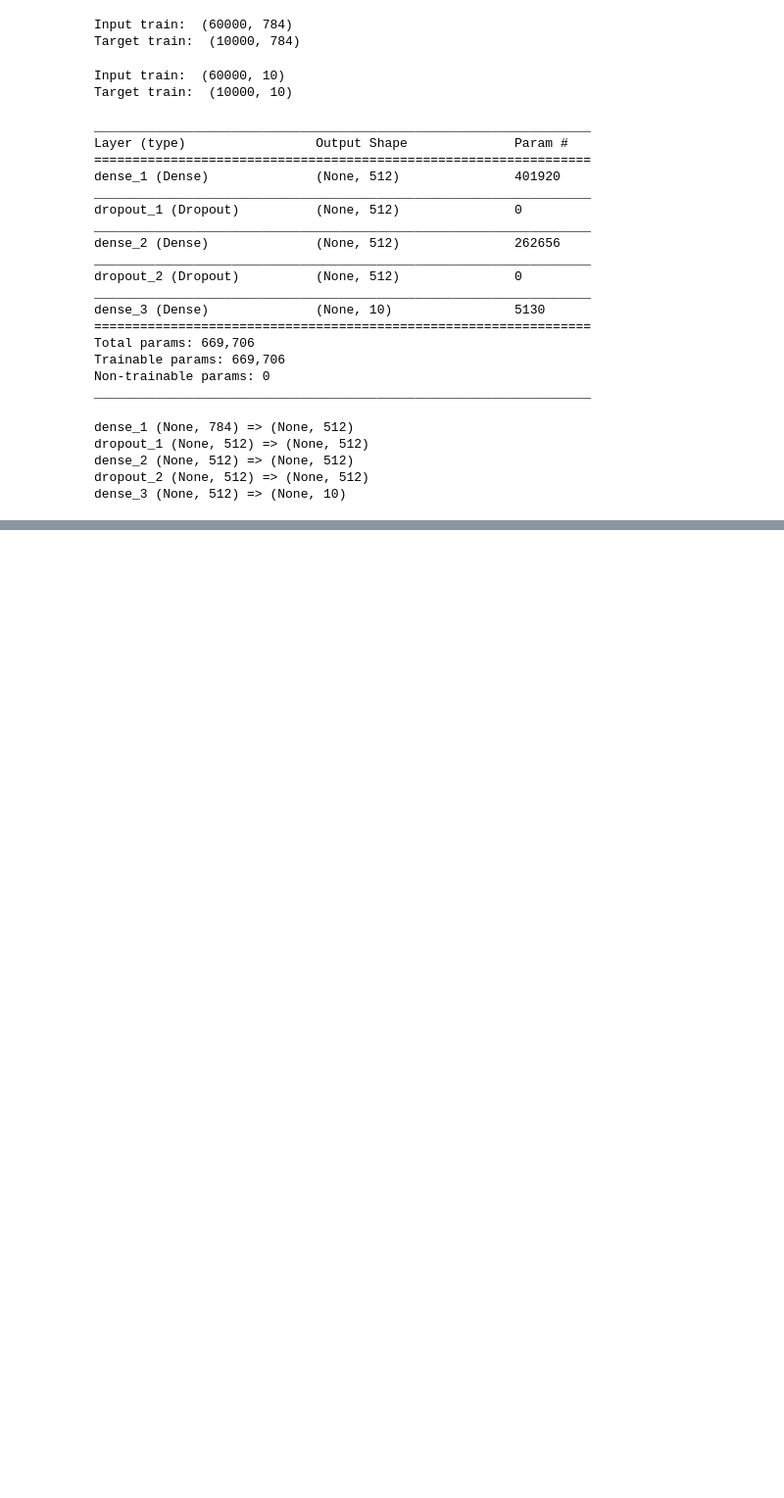
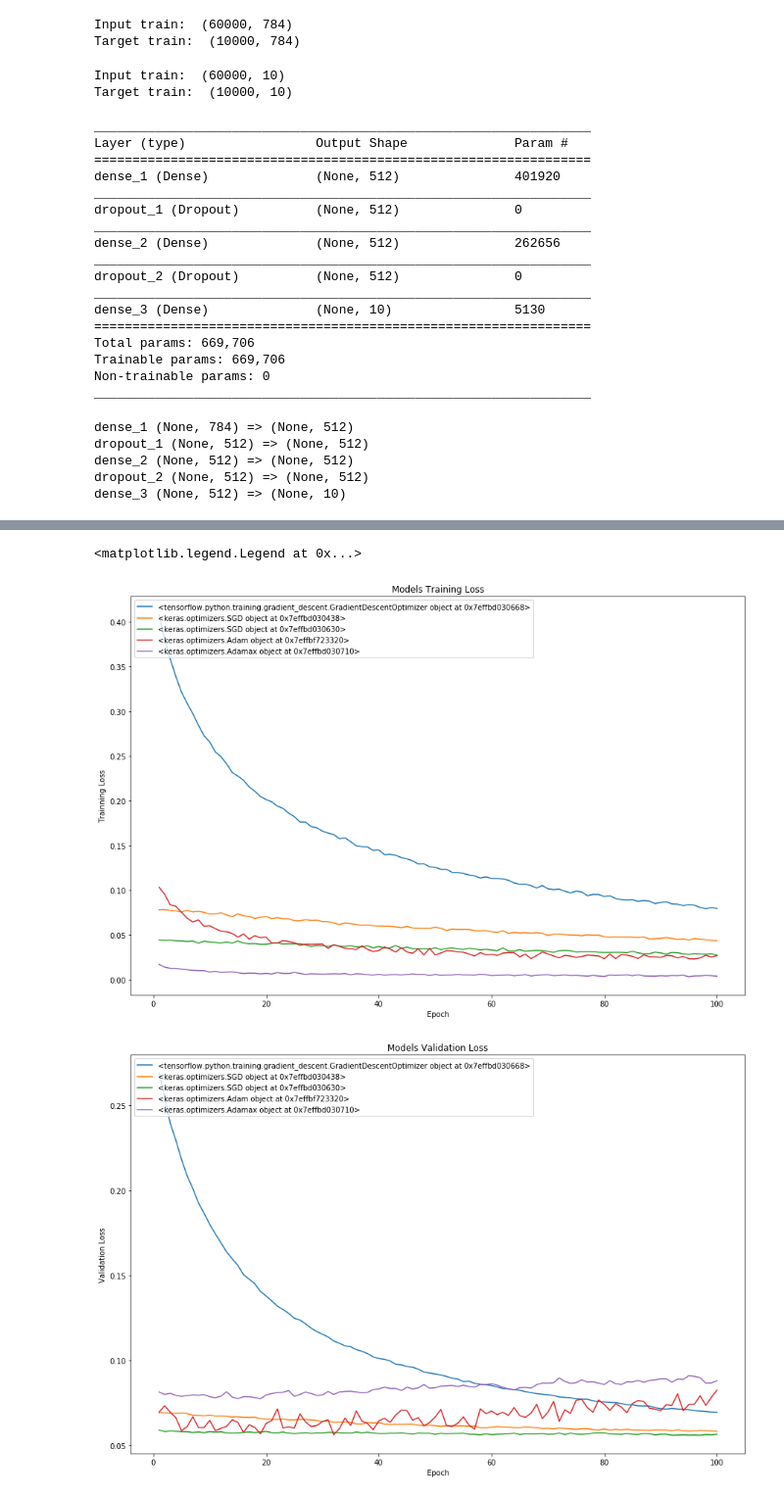
Before and after one commit to MinhBoll/csc767, a Jupyter notebook: Project1.1.ipynb, the cells around one changed output, grey strips where cells are left out. Shown at 98% size. Drawn from its saved outputs; the diff is of its cells as text; code cells hidden in the pictures; blank space fills up the shorter version.

```diff
--- a/Project1.1.ipynb
+++ b/Project1.1.ipynb
@@ -106,0 +227,15 @@ Epoch 100/100
+# %%
+#Adamax Optimizer
+
+batch_size = 128
+epochs = 100
+
+model.compile(loss='categorical_crossentropy',
+              optimizer=adamax,
+              metrics=['accuracy'])
+
+historyAdamax = model.fit(input_train, target_train,
+                    batch_size = batch_size,
+                    epochs = epochs,
+                    verbose=1,
+                    validation_data=(input_test, target_test))
@@ -106,0 +299,34 @@ Epoch 100/100
+# %%
+#Compare trainning losses
+
+plt.figure(figsize=(15,10))
+
+plt.plot(range(1, epochs+1), historyGD.history['loss'])
+plt.plot(range(1, epochs+1), historySGD.history['loss'])
+plt.plot(range(1, epochs+1), historySGDMomentum.history['loss'])
+plt.plot(range(1, epochs+1), historyAdam.history['loss'])
+plt.plot(range(1, epochs+1), historyAdamax.history['loss'])
+
+plt.title('Models Training Loss')
+plt.xlabel('Epoch')
+plt.ylabel('Trainning Loss')
+plt.legend(optimizers, loc='upper left')
+
+#Compare validation losses
+
+plt.figure(figsize=(15,10))
+
+plt.plot(range(1, epochs+1), historyGD.history['val_loss'])
+plt.plot(range(1, epochs+1), historySGD.history['val_loss'])
+plt.plot(range(1, epochs+1), historySGDMomentum.history['val_loss'])
+plt.plot(range(1, epochs+1), historyAdam.history['val_loss'])
+plt.plot(range(1, epochs+1), historyAdamax.history['val_loss'])
+
+plt.title('Models Validation Loss')
+plt.xlabel('Epoch')
+plt.ylabel('Validation Loss')
+plt.legend(optimizers, loc='upper left')
+# %% [output]
+<matplotlib.legend.Legend at 0x...>
+[figure, added]
+[figure, added]
```
Also changed, not shown: parts of 22 cells of this notebook.
